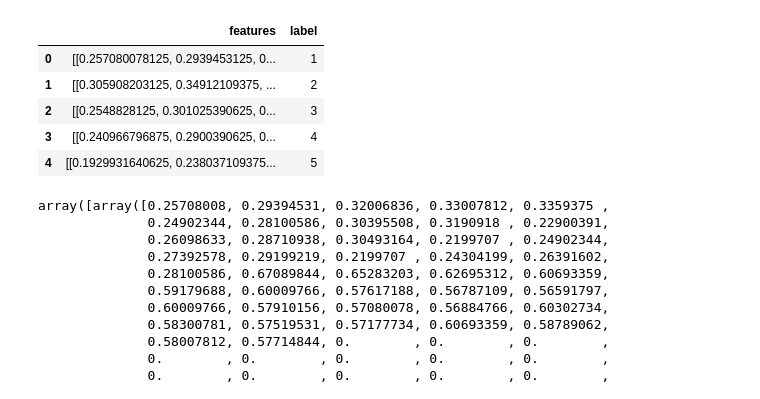
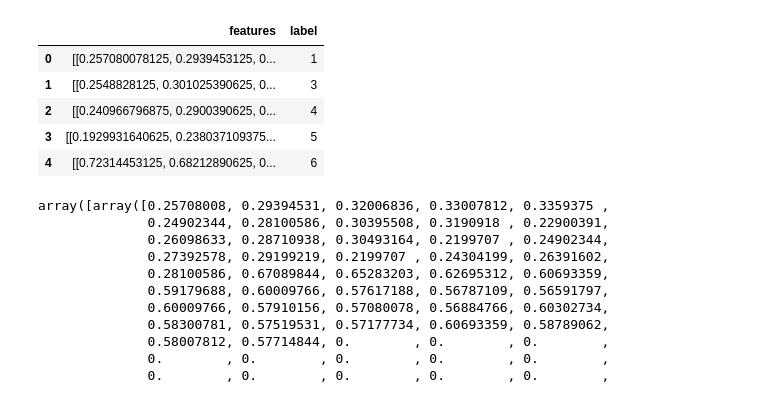
Before and after one commit to LowIQCoder/gesture_translate, a Jupyter notebook: src/ml/test.ipynb, the cells around one changed output. Saved outputs shown, nothing was run; the diff lists cells and outputs as text; code cells hidden in the pictures.

Commit message:
Added better train/test splits

```diff
--- a/src/ml/test.ipynb
+++ b/src/ml/test.ipynb
@@ -10,13 +13,13 @@ from tqdm import tqdm
 # %%
-df = pd.read_parquet("../../data/processed/features.parquet")
+df = pd.read_parquet("../../data/processed/train.parquet")
 df.head()
 # %% [output]
 |  | features | label |
 | 0 | [[0.257080078125, 0.2939453125, 0... | 1 |
-| 1 | [[0.305908203125, 0.34912109375, ... | 2 |
-| 2 | [[0.2548828125, 0.301025390625, 0... | 3 |
-| 3 | [[0.240966796875, 0.2900390625, 0... | 4 |
-| 4 | [[0.1929931640625, 0.238037109375... | 5 |
+| 1 | [[0.2548828125, 0.301025390625, 0... | 3 |
+| 2 | [[0.240966796875, 0.2900390625, 0... | 4 |
+| 3 | [[0.1929931640625, 0.238037109375... | 5 |
+| 4 | [[0.72314453125, 0.68212890625, 0... | 6 |
 # %%
 df.iloc[0]['features']
 # %% [output]
```
Also changed, not shown: parts of 8 cells of this notebook, 2 other files.
